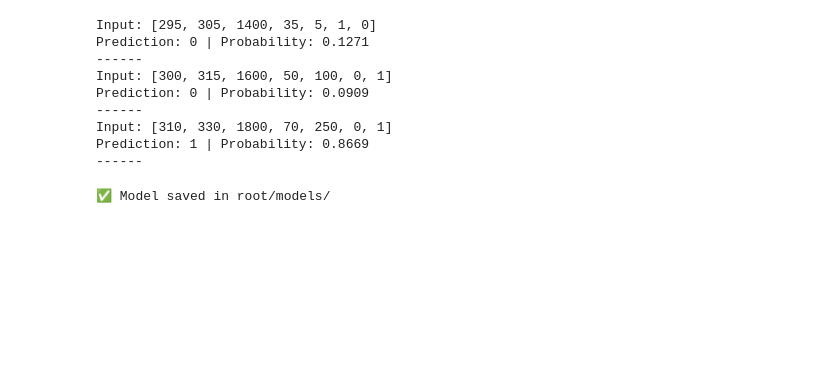
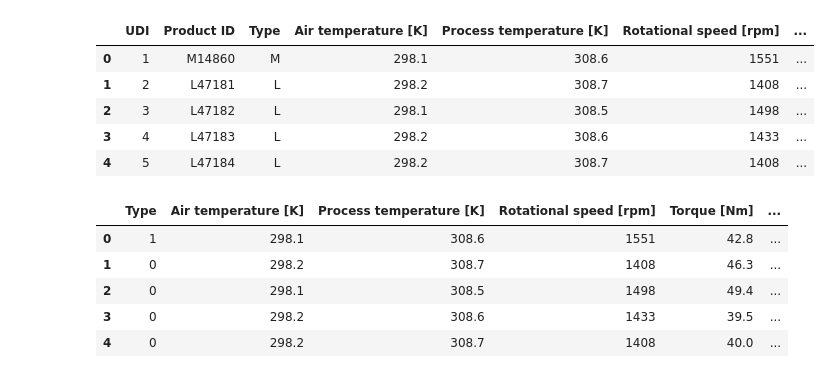
Before and after one commit to hihabibiiii/AI-Predictive-Maintenance-System, a Jupyter notebook: notebook/eda.ipynb, the cells around one changed output. Drawn from its saved outputs; the diff is of its cells as text; code cells hidden in the pictures; blank space fills up the shorter version.

```diff
--- a/notebook/eda.ipynb
+++ b/notebook/eda.ipynb
@@ -375,38 +0,0 @@ weighted avg       0.97      0.90      0.93      2000
-# %%
-test_cases = [
-    [295, 305, 1400, 35, 5, 1, 0],     # Safe
-    [300, 315, 1600, 50, 100, 0, 1],   # Medium
-    [310, 330, 1800, 70, 250, 0, 1]    # High Risk
-]
-
-for sample in test_cases:
-    sample_scaled = scaler.transform([sample])
-    prob = best_model.predict_proba(sample_scaled)[0][1]
-    pred = 1 if prob > threshold else 0
-
-    print("Input:", sample)
-    print("Prediction:", pred, "| Probability:", round(prob, 4))
-    print("------")
-# %% [output]
-Input: [295, 305, 1400, 35, 5, 1, 0]
-Prediction: 0 | Probability: 0.1271
-------
-Input: [300, 315, 1600, 50, 100, 0, 1]
-Prediction: 0 | Probability: 0.0909
-------
-Input: [310, 330, 1800, 70, 250, 0, 1]
-Prediction: 1 | Probability: 0.8669
-------
-# %%
-os.makedirs("../models", exist_ok=True)
-
-# Save files inside models/
-model_path = os.path.join("../models", "model.pkl")
-scaler_path = os.path.join("../models", "scaler.pkl")
-
-joblib.dump(best_model, model_path)
-joblib.dump(scaler, scaler_path)
-
-print("✅ Model saved in root/models/")
-# %% [output]
-✅ Model saved in root/models/
@@ -412,0 +14,29 @@ print("✅ Model saved in root/models/")
+# %%
+DATA_PATH = "../data/predictive_maintenance.csv"
+
+df = pd.read_csv(DATA_PATH)
+
+df.head()
+# %% [output]
+|  | UDI | Product ID | Type | Air temperature [K] | Process temperature [K] | Rotational speed [rpm] | ... |
+| 0 | 1 | M14860 | M | 298.1 | 308.6 | 1551 | ... |
+| 1 | 2 | L47181 | L | 298.2 | 308.7 | 1408 | ... |
+| 2 | 3 | L47182 | L | 298.1 | 308.5 | 1498 | ... |
+| 3 | 4 | L47183 | L | 298.2 | 308.6 | 1433 | ... |
+| 4 | 5 | L47184 | L | 298.2 | 308.7 | 1408 | ... |
+# %%
+# Drop useless columns
+df = df.drop(['UDI', 'Product ID'], axis=1)
+
+# Encode Type column
+df['Type'] = df['Type'].map({'L': 0, 'M': 1, 'H': 2})
+
+# Check
+df.head()
+# %% [output]
+|  | Type | Air temperature [K] | Process temperature [K] | Rotational speed [rpm] | Torque [Nm] | ... |
+| 0 | 1 | 298.1 | 308.6 | 1551 | 42.8 | ... |
+| 1 | 0 | 298.2 | 308.7 | 1408 | 46.3 | ... |
+| 2 | 0 | 298.1 | 308.5 | 1498 | 49.4 | ... |
+| 3 | 0 | 298.2 | 308.6 | 1433 | 39.5 | ... |
+| 4 | 0 | 298.2 | 308.7 | 1408 | 40.0 | ... |
```
Also changed, not shown: parts of 54 cells of this notebook, 3 other files.
